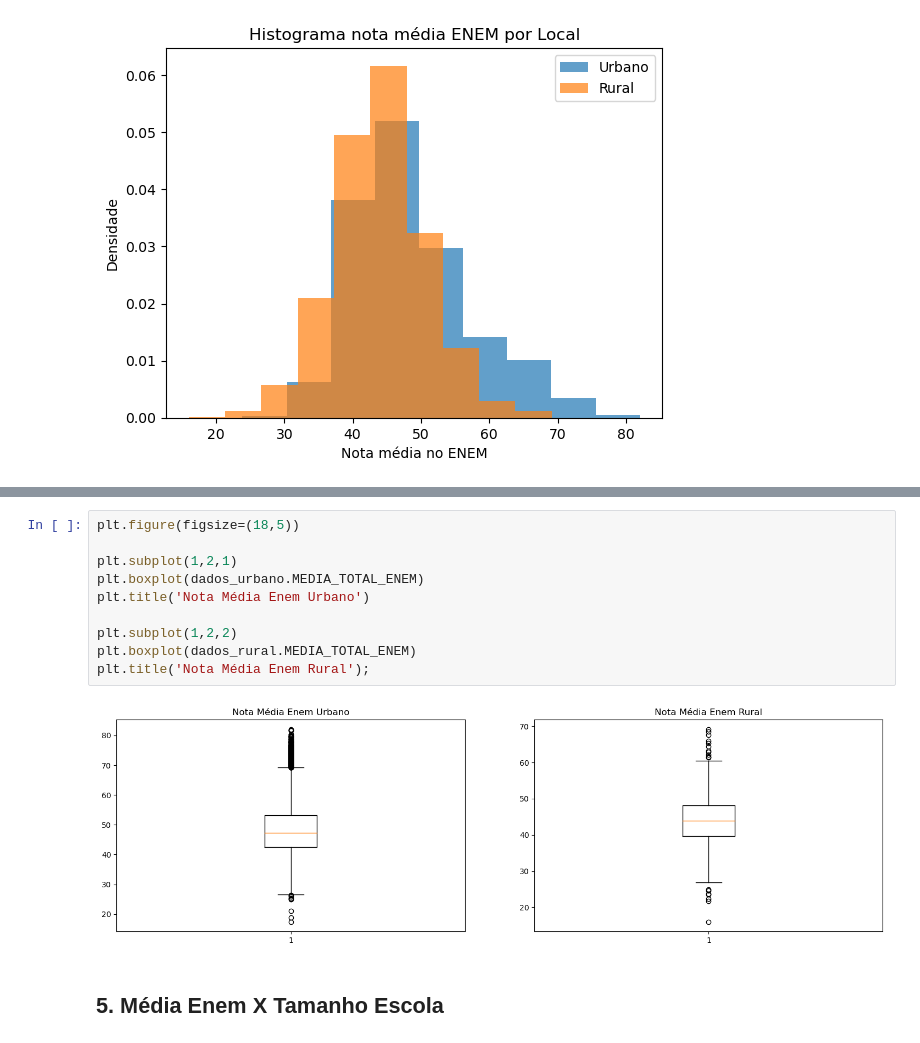
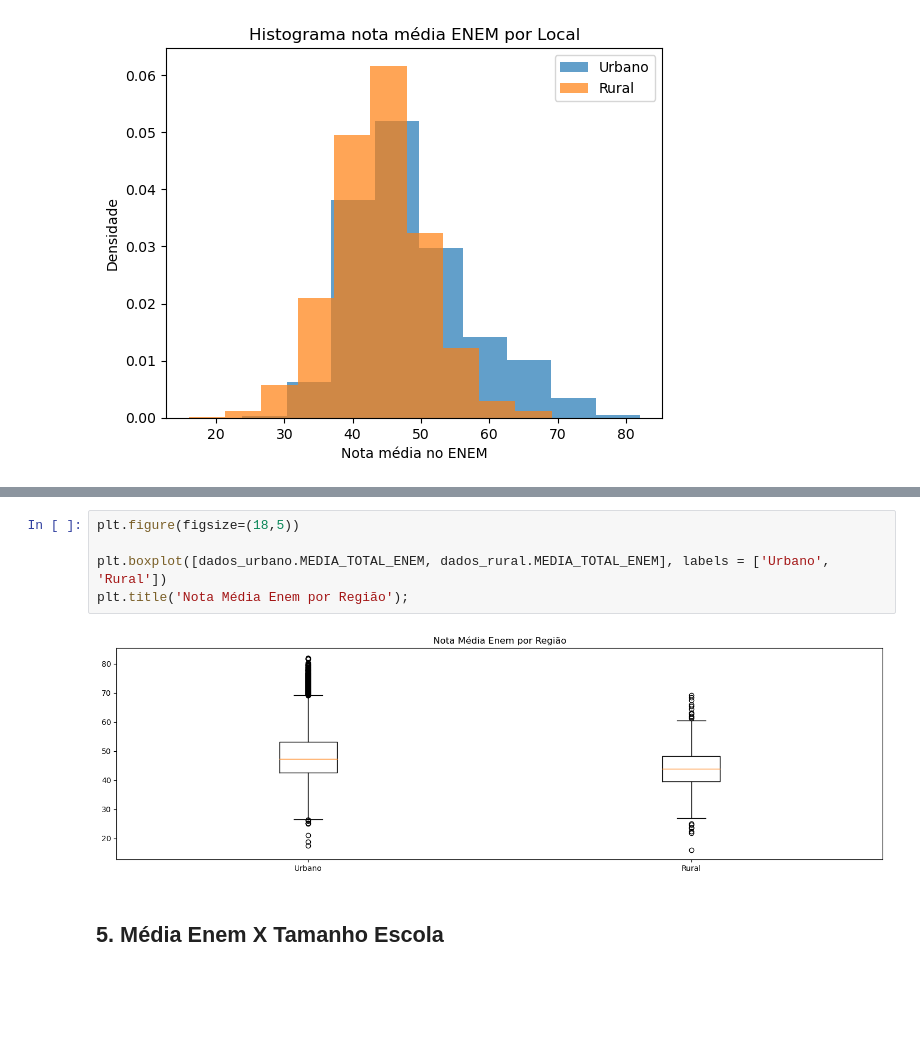
Before and after one commit to LuanaPLGuimaraes/Grupo12A_Projeto2_CDados, a Jupyter notebook: mineracao.ipynb, the cells around one changed output, grey strips where cells are left out. Drawn from its saved outputs; the diff is of its cells as text; blank space fills up the shorter version.

Commit message:
juntando boxplots

```diff
--- a/mineracao.ipynb
+++ b/mineracao.ipynb
@@ -240,15 +223,10 @@ Text(0, 0.5, 'Densidade')
 # %%
 plt.figure(figsize=(18,5))
 
-plt.subplot(1,2,1)
-plt.boxplot(dados_urbano.MEDIA_TOTAL_ENEM)
-plt.title('Nota Média Enem Urbano')
-
-plt.subplot(1,2,2)
-plt.boxplot(dados_rural.MEDIA_TOTAL_ENEM)
-plt.title('Nota Média Enem Rural');
+plt.boxplot([dados_urbano.MEDIA_TOTAL_ENEM, dados_rural.MEDIA_TOTAL_ENEM], labels = ['Urbano', 'Rural'])
+plt.title('Nota Média Enem por Região');
 # %% [output]
-[figure, old version]
+[figure, new version]
 # %% [markdown]
 ## 5. Média Enem X Tamanho Escola
 # %%
```
Also changed, not shown: parts of 6 cells of this notebook.
